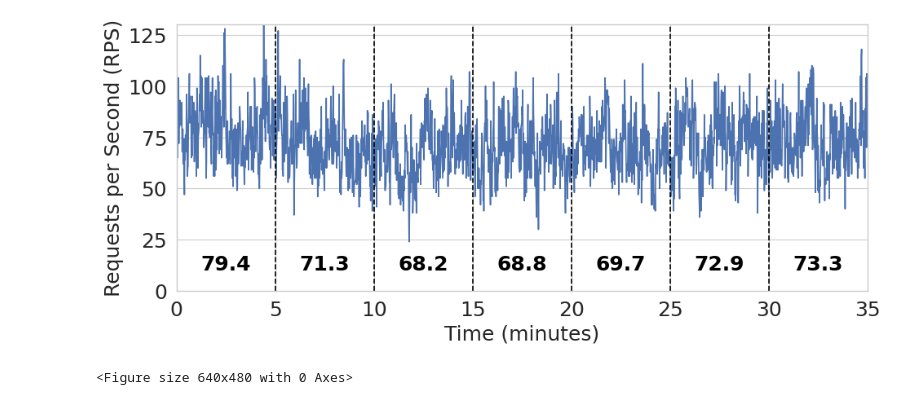
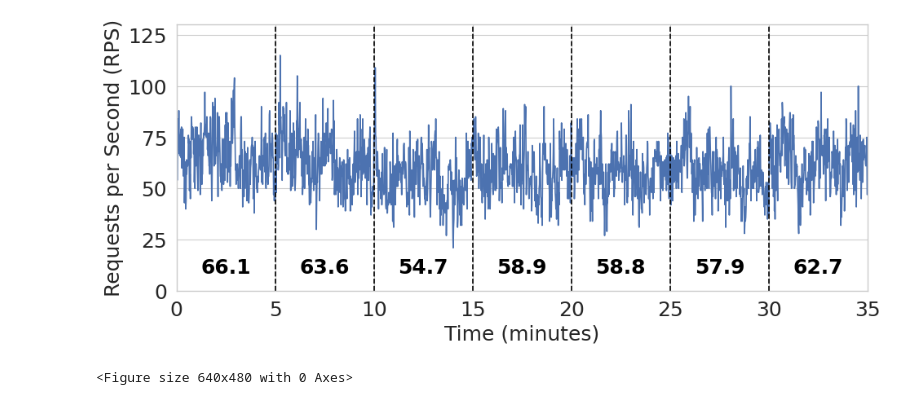
Before and after one commit to Louis-99/vllm-fork, a Jupyter notebook: additional_stuff/asplos_evals/2_nodes/rps.ipynb, the cells around one changed output. Cells and saved outputs as stored; diff of their text form; code cells hidden in the pictures.

```diff
--- a/additional_stuff/asplos_evals/2_nodes/rps.ipynb
+++ b/additional_stuff/asplos_evals/2_nodes/rps.ipynb
@@ -6,13 +6,10 @@ import matplotlib.pyplot as plt
 import seaborn as sns
 
 
-def visualize_qps(csv_path: Path, time_bucket_ms: int = 10000, y_limit: float = 170, save_name: str = None):
+def visualize_qps(df: pd.DataFrame, time_bucket_ms: int = 10000, y_limit: float = 170, save_name: str = None):
     """
     Generate a plot showing QPS for the first 35 minutes from an LLM inference request trace.
     """
-    # Read the CSV
-    df = pd.read_csv(csv_path)
-
     # Convert arrived_at to microseconds relative to first request
     start_time = df['arrived_at'].min()
     df['timestamp_us'] = (df['arrived_at'] - start_time) * 1e6
@@ -67,8 +64,34 @@ def visualize_qps(csv_path: Path, time_bucket_ms: int = 10000, y_limit: float =
     if save_name:
         plt.tight_layout()
         ax.get_figure().savefig(save_name, format="pdf")
+
+
+
+def combine_qps_files(csv_paths: list[Path]):
+    """
+    Combine multiple CSV files containing QPS data into a single DataFrame.
+    """
+    combined_df = pd.DataFrame()
+    time_offset = 0
+
+    for csv_path in csv_paths:
+        df = pd.read_csv(csv_path)
+        df['arrived_at'] = df['arrived_at'] + time_offset
+        combined_df = pd.concat([combined_df, df], ignore_index=True)
+        time_offset = df['arrived_at'].max()
+
+    return combined_df
 # %%
-visualize_qps(csv_path=Path('azure_2024_code_sharegpt-ctx-len_qps93.46_req-cnt200000.csv'), time_bucket_ms=1000, y_limit=130, save_name="figs/plot_8.1b_rps_67p.pdf")
+df = combine_qps_files([
+    Path('/export2/obasit/ClusterLevelServing/vllm-fork/additional_stuff/asplos_evals/2_nodes/traces/azure_2024_code_sharegpt-ctx-len_qps60.46_5min-0.csv'),
+    Path('/export2/obasit/ClusterLevelServing/vllm-fork/additional_stuff/asplos_evals/2_nodes/traces/azure_2024_code_sharegpt-ctx-len_qps60.46_5min-1.csv'),
+    Path('/export2/obasit/ClusterLevelServing/vllm-fork/additional_stuff/asplos_evals/2_nodes/traces/azure_2024_code_sharegpt-ctx-len_qps60.46_5min-2.csv'),
+    Path('/export2/obasit/ClusterLevelServing/vllm-fork/additional_stuff/asplos_evals/2_nodes/traces/azure_2024_code_sharegpt-ctx-len_qps60.46_5min-3.csv'),
+    Path('/export2/obasit/ClusterLevelServing/vllm-fork/additional_stuff/asplos_evals/2_nodes/traces/azure_2024_code_sharegpt-ctx-len_qps60.46_5min-4.csv'),
+    Path('/export2/obasit/ClusterLevelServing/vllm-fork/additional_stuff/asplos_evals/2_nodes/traces/azure_2024_code_sharegpt-ctx-len_qps60.46_5min-5.csv'),
+    Path('/export2/obasit/ClusterLevelServing/vllm-fork/additional_stuff/asplos_evals/2_nodes/traces/azure_2024_code_sharegpt-ctx-len_qps60.46_5min-6.csv'),
+])
+visualize_qps(df=df, time_bucket_ms=1000, y_limit=130, save_name="figs/plot_rps_67p_sharegpt.pdf")
 # %% [output]
-[figure, old version]
+[figure, new version]
 <Figure size 640x480 with 0 Axes>
```
Also changed, not shown: parts of 1 cell of this notebook, 46 other files.
